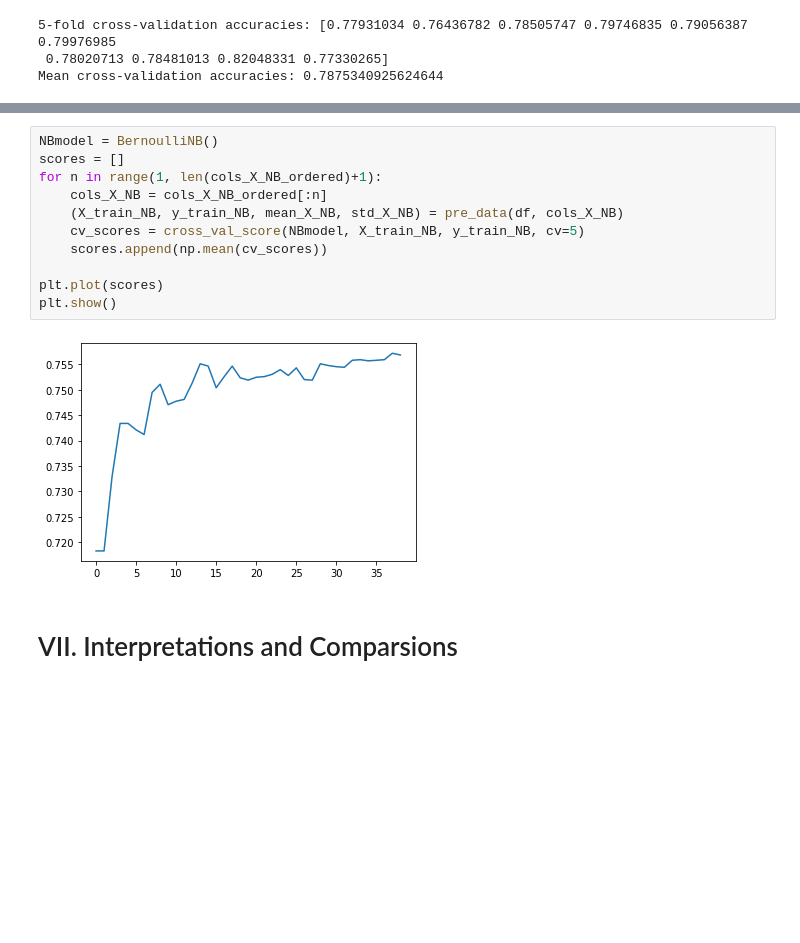
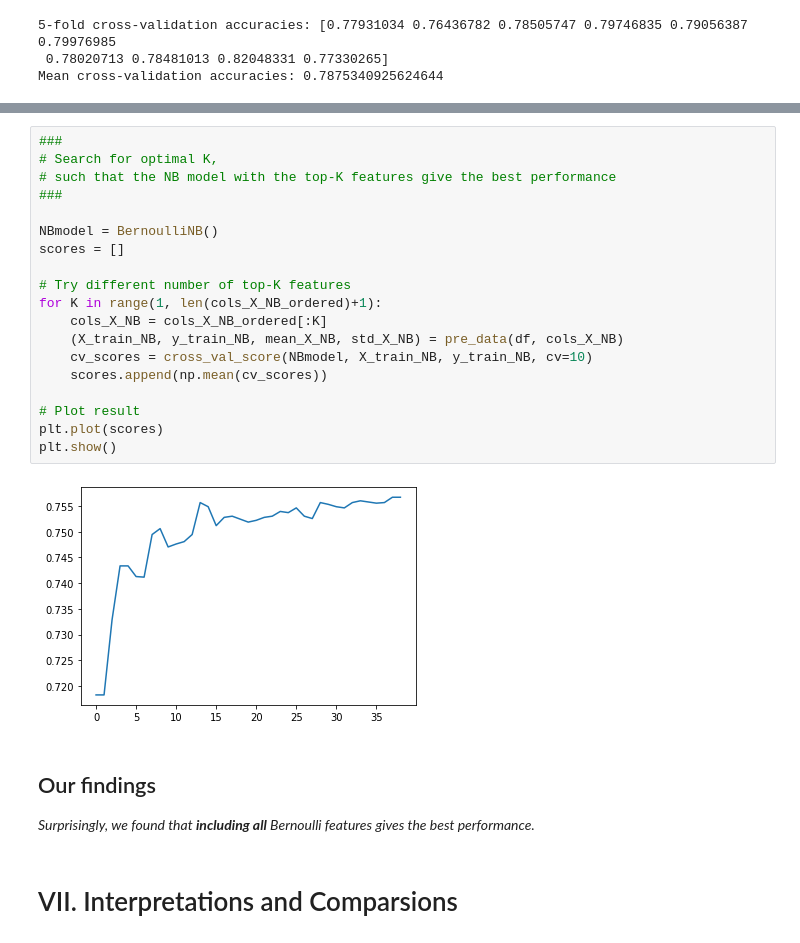
Before and after one commit to cfong32/kaggle-spaceship-titanic, a Jupyter notebook: data6100_proj2.ipynb, the cells around one changed output, grey strips where cells are left out. Drawn from its saved outputs; the diff is of its cells as text; blank space fills up the shorter version.

```diff
--- a/data6100_proj2.ipynb
+++ b/data6100_proj2.ipynb
@@ -429,18 +440,30 @@ plt.show()
 # %% [output]
 [figure]
 # %%
+###
+# Search for optimal K,
+# such that the NB model with the top-K features give the best performance
+###
+
 NBmodel = BernoulliNB()
 scores = []
-for n in range(1, len(cols_X_NB_ordered)+1):
-    cols_X_NB = cols_X_NB_ordered[:n]
+
+# Try different number of top-K features
+for K in range(1, len(cols_X_NB_ordered)+1):
+    cols_X_NB = cols_X_NB_ordered[:K]
     (X_train_NB, y_train_NB, mean_X_NB, std_X_NB) = pre_data(df, cols_X_NB)
-    cv_scores = cross_val_score(NBmodel, X_train_NB, y_train_NB, cv=5)
+    cv_scores = cross_val_score(NBmodel, X_train_NB, y_train_NB, cv=10)
     scores.append(np.mean(cv_scores))
 
+# Plot result
 plt.plot(scores)
 plt.show()
 # %% [output]
-[figure, old version]
+[figure, new version]
+# %% [markdown]
+## Our findings
+
+*Surprisingly, we found that **including all** Bernoulli features gives the best performance.*
 # %% [markdown]
 # VII. Interpretations and Comparsions
 # %% [markdown]
```
Also changed, not shown: parts of 4 cells of this notebook.
